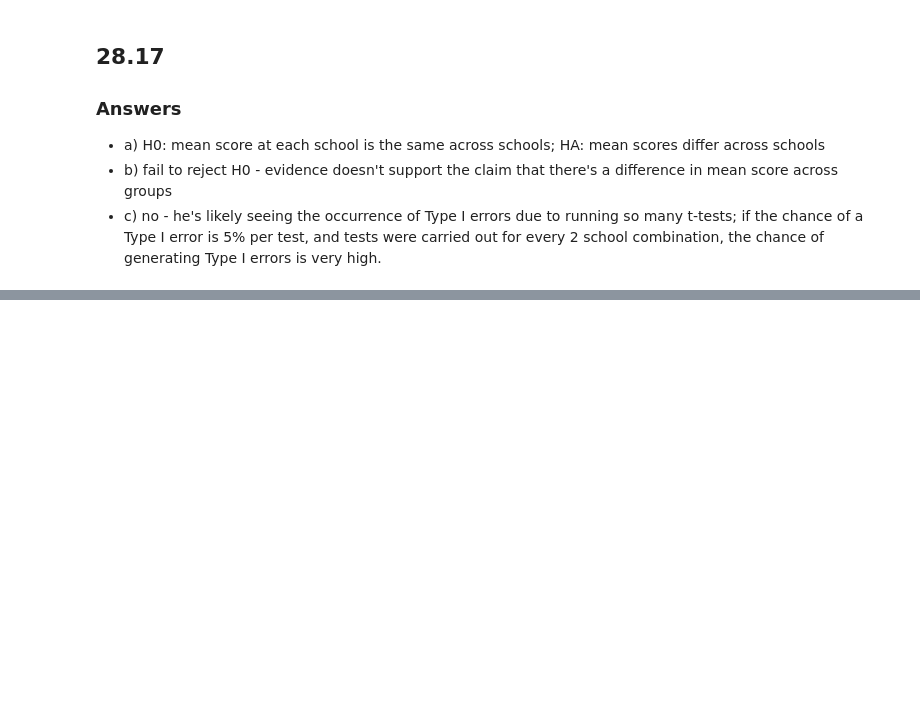
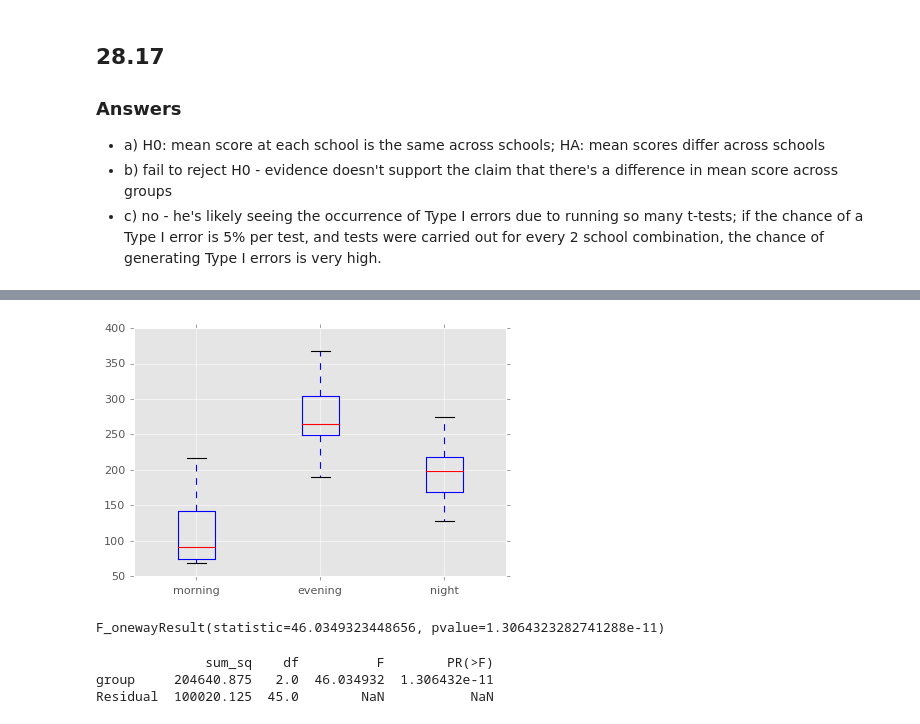
Before and after one commit to rickhaffey/stats-dvb, a Jupyter notebook: exercises/Chapter 28 - Exercises.ipynb, the cells around one changed output, grey strips where cells are left out. Drawn from its saved outputs; the diff is of its cells as text; code cells hidden in the pictures; blank space fills up the shorter version.

```diff
--- a/exercises/Chapter 28 - Exercises.ipynb
+++ b/exercises/Chapter 28 - Exercises.ipynb
@@ -134,0 +149,9 @@ t^2: 30.99799986205945
+# %%
+import pandas as pd
+import matplotlib.pyplot as plt
+%matplotlib inline
+
+plt.style.use("ggplot")
+# %%
+data = pd.read_table("../data/Downloading.txt", names=["group", "time"], skiprows=1)
+data.head()
@@ -134,0 +165,27 @@ t^2: 30.99799986205945
+# %%
+morning = data[data.group == 'Early (7AM)'].time
+evening = data[data.group == 'Evening (5 PM)'].time
+night = data[data.group == 'Late Night (12 AM)'].time
+# %%
+plt.boxplot([morning, evening, night], labels=["morning", "evening", "night"]);
+# %% [output]
+[figure, added]
+# %%
+f_1w_result = stats.f_oneway(morning, evening, night)
+
+f_1w_result
+# %% [output]
+F_onewayResult(statistic=46.0349323448656, pvalue=1.3064323282741288e-11)
+# %%
+import statsmodels.api as sm
+from statsmodels.formula.api import ols
+
+mod = ols('time ~ group',
+                data=data).fit()
+
+aov_table = sm.stats.anova_lm(mod, typ=2)
+print(aov_table)
+# %% [output]
+              sum_sq    df          F        PR(>F)
+group     204640.875   2.0  46.034932  1.306432e-11
+Residual  100020.125  45.0        NaN           NaN
```
Also changed, not shown: parts of 9 cells of this notebook.
